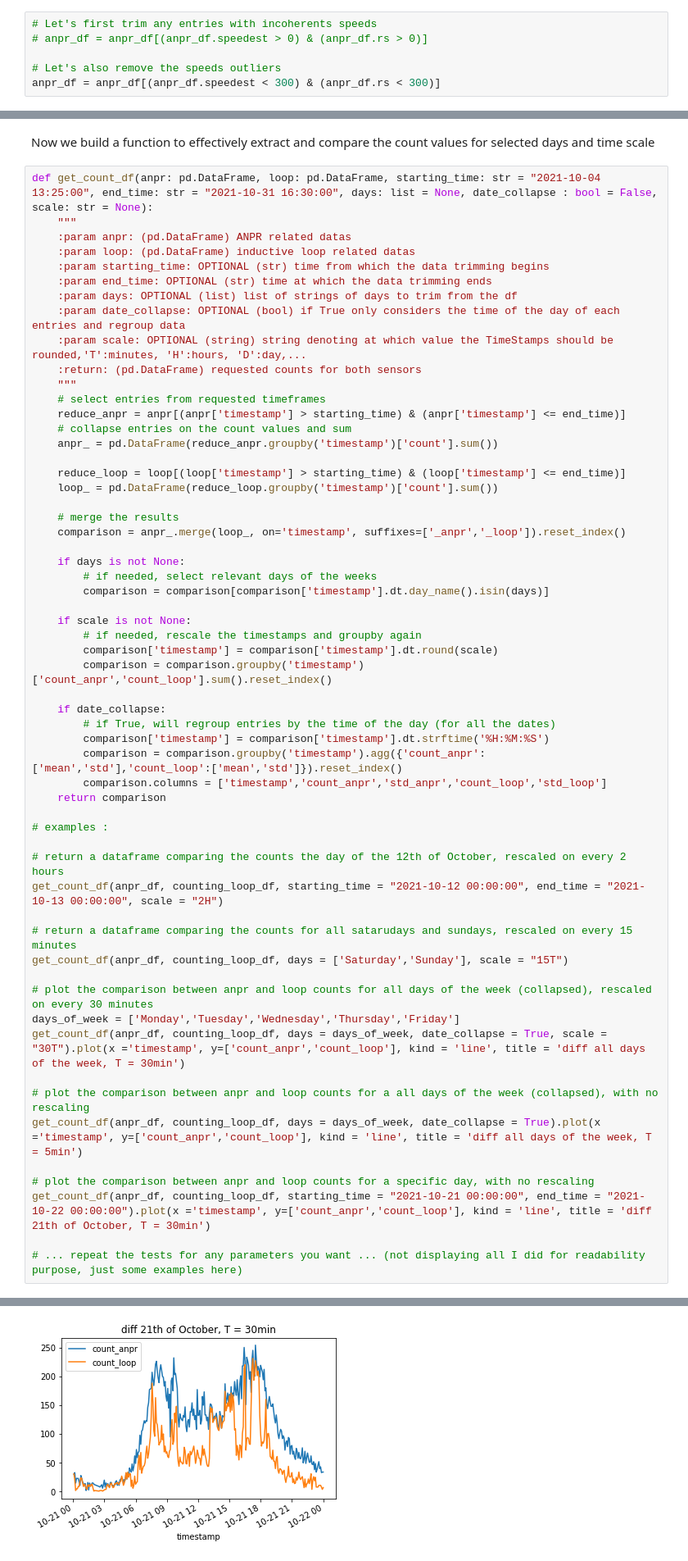
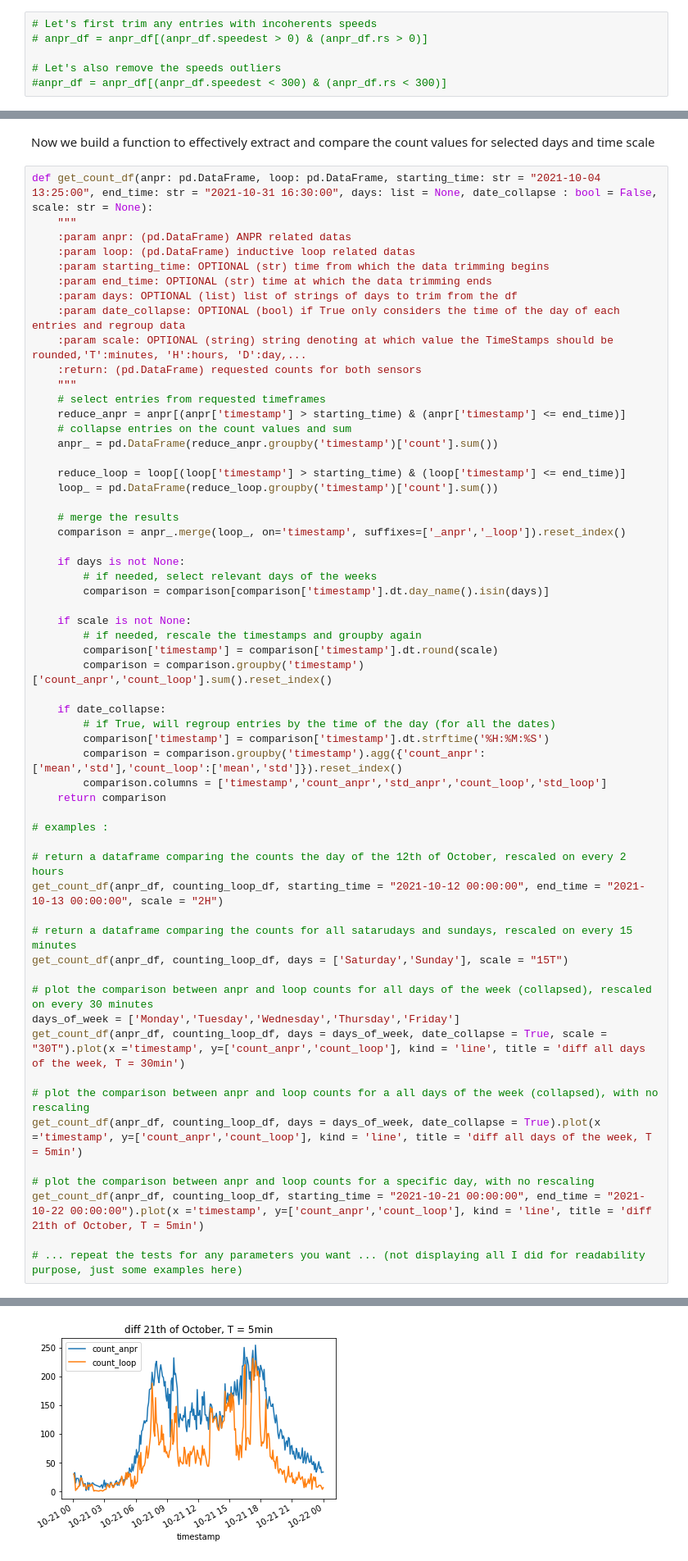
Before and after one commit to khookh/MacqProject, a Jupyter notebook: data_science_exercise.ipynb, the cells around one changed output, grey strips where cells are left out. Shown at 82% size. Drawn from its saved outputs; the diff is of its cells as text.

```diff
--- a/data_science_exercise.ipynb
+++ b/data_science_exercise.ipynb
@@ -127,7 +127,7 @@ anpr_df = anpr_df[anpr_df['count']!=0] # # drop entries where count=0
 # anpr_df = anpr_df[(anpr_df.speedest > 0) & (anpr_df.rs > 0)]
 
 # Let's also remove the speeds outliers
-anpr_df = anpr_df[(anpr_df.speedest < 300) & (anpr_df.rs < 300)]
+#anpr_df = anpr_df[(anpr_df.speedest < 300) & (anpr_df.rs < 300)]
 # %% [markdown]
 # 1) Count comparison : ANPR CPT-C-0002.1 vs LOOP 01A
 # %% [markdown]
@@ -221,7 +221,7 @@ get_count_df(anpr_df, counting_loop_df, days = days_of_week, date_collapse = Tru
 get_count_df(anpr_df, counting_loop_df, days = days_of_week, date_collapse = True).plot(x ='timestamp', y=['count_anpr','count_loop'], kind = 'line', title = 'diff all days of the week, T = 5min')
 
 # plot the comparison between anpr and loop counts for a specific day, with no rescaling
-get_count_df(anpr_df, counting_loop_df, starting_time = "2021-10-21 00:00:00", end_time = "2021-10-22 00:00:00").plot(x ='timestamp', y=['count_anpr','count_loop'], kind = 'line', title = 'diff 21th of October, T = 30min')
+get_count_df(anpr_df, counting_loop_df, starting_time = "2021-10-21 00:00:00", end_time = "2021-10-22 00:00:00").plot(x ='timestamp', y=['count_anpr','count_loop'], kind = 'line', title = 'diff 21th of October, T = 5min')
 
 # ... repeat the tests for any parameters you want ... (not displaying all I did for readability purpose, just some examples here)
 # %% [output]
@@ -229,6 +229,6 @@ get_count_df(anpr_df, counting_loop_df, starting_time = "2021-10-21 00:00:00", e
 [figure]
 [figure]
-[figure, old version]
+[figure, new version]
 # %% [markdown]
 We can plot the count differences for different days, scales, etc... We obviously see a difference between the two counts, but how to assess it ? Is there a metric that can tell us 'how far' these distributions are ?
 <br /> --> We'll use [Kolmogorov Smirnov test](https://en.m.wikipedia.org/wiki/Kolmogorov%E2%80%93Smirnov_test). It tests the **Null Hypothesis** that the two distributions are identical.
```
Also changed, not shown: parts of 30 cells of this notebook.
